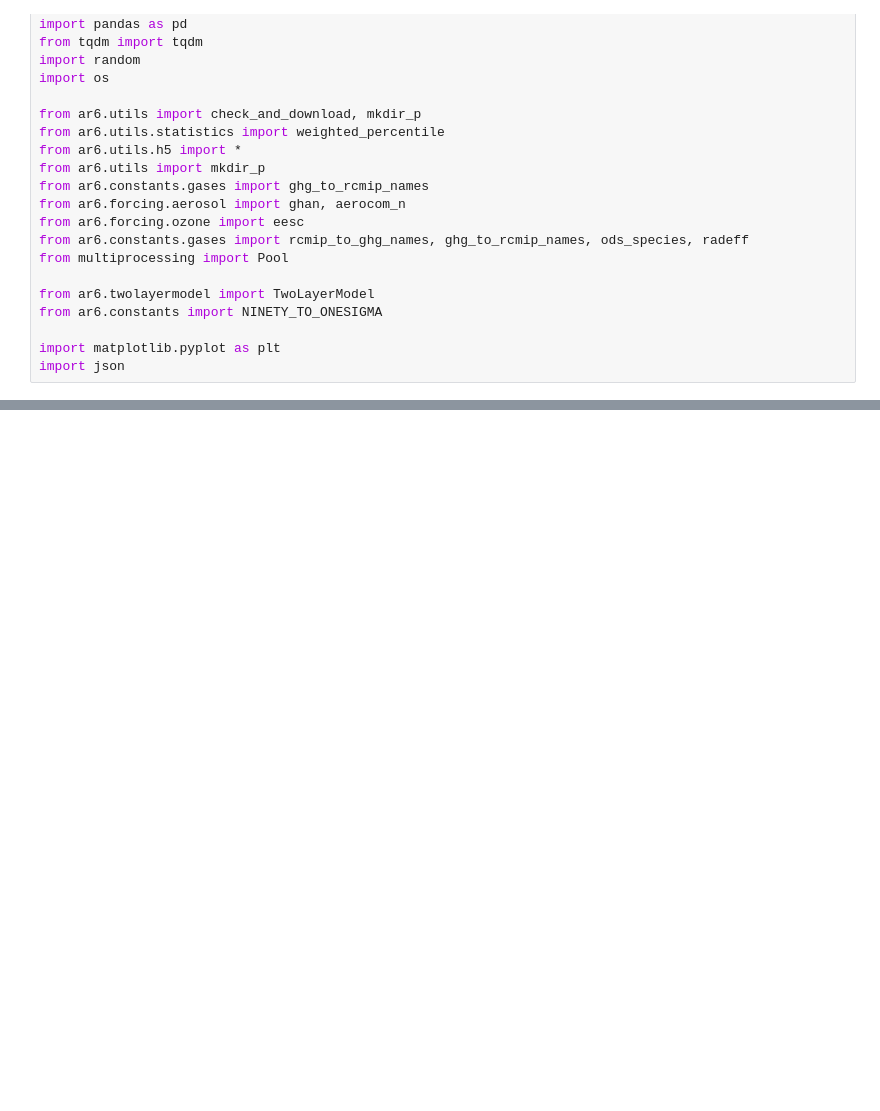
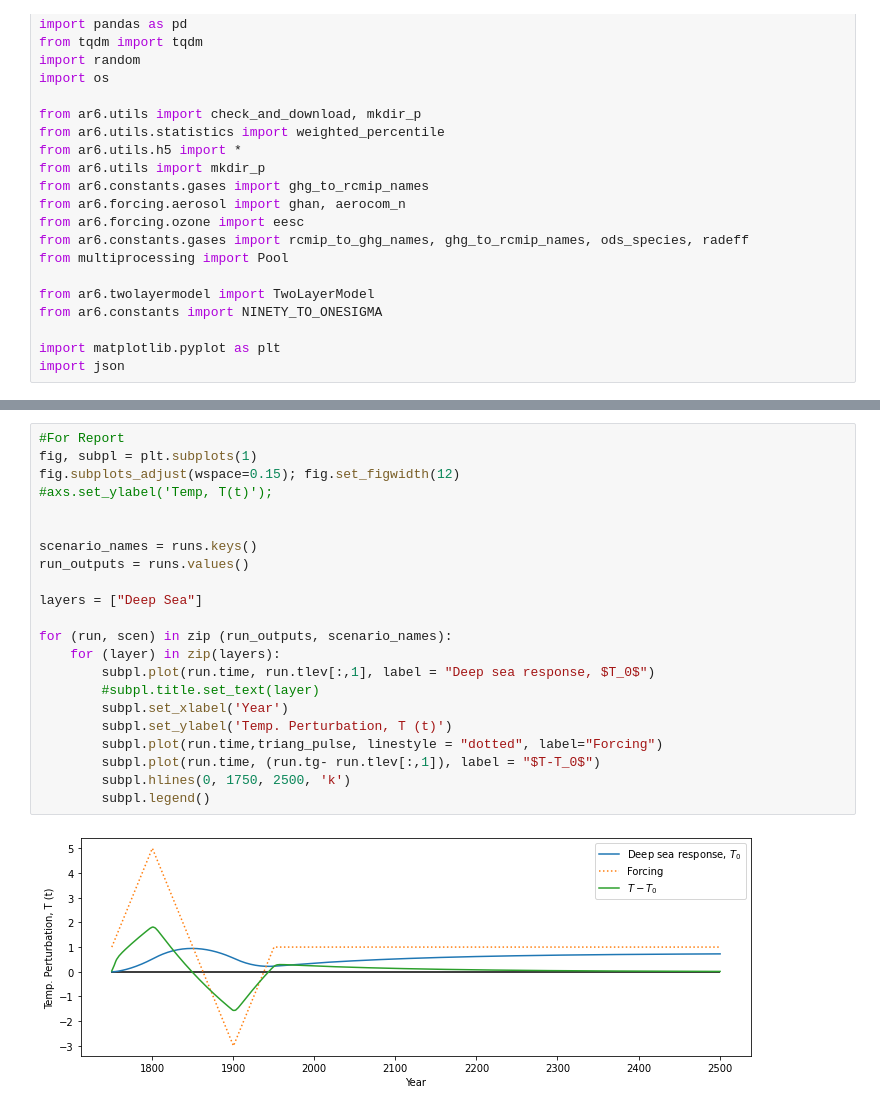
Before and after one commit to francesmcginley/ar6, a Jupyter notebook: Exploration/W6TimeLag.ipynb, the cells around one changed output, grey strips where cells are left out. Cells and saved outputs as stored; diff of their text form; blank space fills up the shorter version.

```diff
--- a/Exploration/W6TimeLag.ipynb
+++ b/Exploration/W6TimeLag.ipynb
@@ -50,0 +133,24 @@ For this we will have a wavelength of 200 years. See signal below
+# %%
+#For Report
+fig, subpl = plt.subplots(1)
+fig.subplots_adjust(wspace=0.15); fig.set_figwidth(12)
+#axs.set_ylabel('Temp, T(t)');
+
+
+scenario_names = runs.keys()
+run_outputs = runs.values()
+
+layers = ["Deep Sea"]
+
+for (run, scen) in zip (run_outputs, scenario_names):
+    for (layer) in zip(layers):
+        subpl.plot(run.time, run.tlev[:,1], label = "Deep sea response, $T_0$")
+        #subpl.title.set_text(layer)
+        subpl.set_xlabel('Year')
+        subpl.set_ylabel('Temp. Perturbation, T (t)')
+        subpl.plot(run.time,triang_pulse, linestyle = "dotted", label="Forcing")
+        subpl.plot(run.time, (run.tg- run.tlev[:,1]), label = "$T-T_0$")
+        subpl.hlines(0, 1750, 2500, 'k')
+        subpl.legend()
+# %% [output]
+[figure, added]
```
Also changed, not shown: parts of 19 cells of this notebook, 2 other files.
